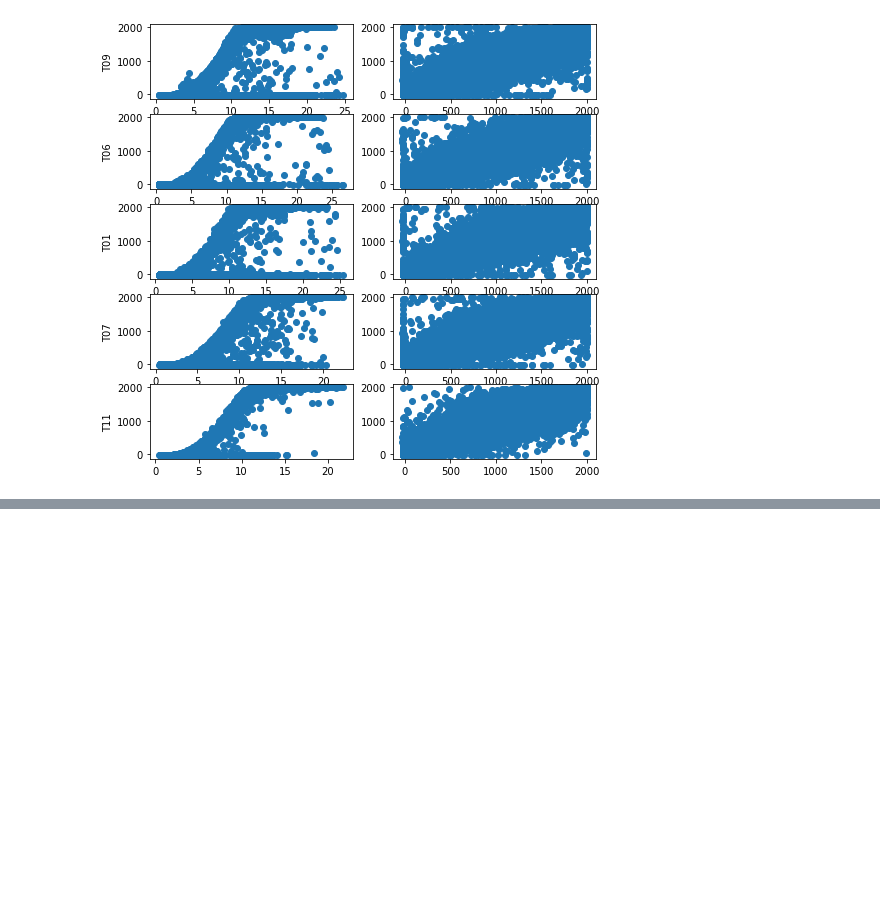
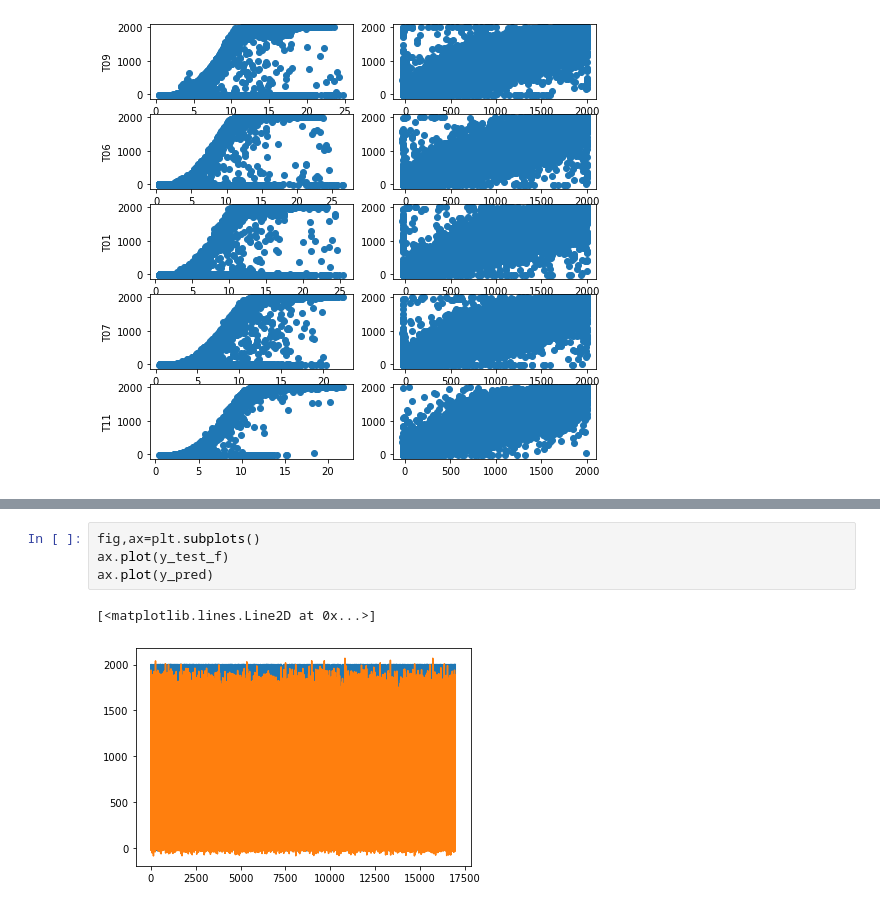
Before and after one commit to lalcayag/Capstone_group_1, a Jupyter notebook: Capstone_1.ipynb, the cells around one changed output, grey strips where cells are left out. Drawn from its saved outputs; the diff is of its cells as text; blank space fills up the shorter version.

```diff
--- a/Capstone_1.ipynb
+++ b/Capstone_1.ipynb
@@ -193,0 +345,7 @@ for i, t in enumerate(turbinesid):
+# %%
+fig,ax=plt.subplots()
+ax.plot(y_test_f)
+ax.plot(y_pred)
+# %% [output]
+[<matplotlib.lines.Line2D at 0x...>]
+[figure, added]
```
Also changed, not shown: parts of 38 cells of this notebook.
